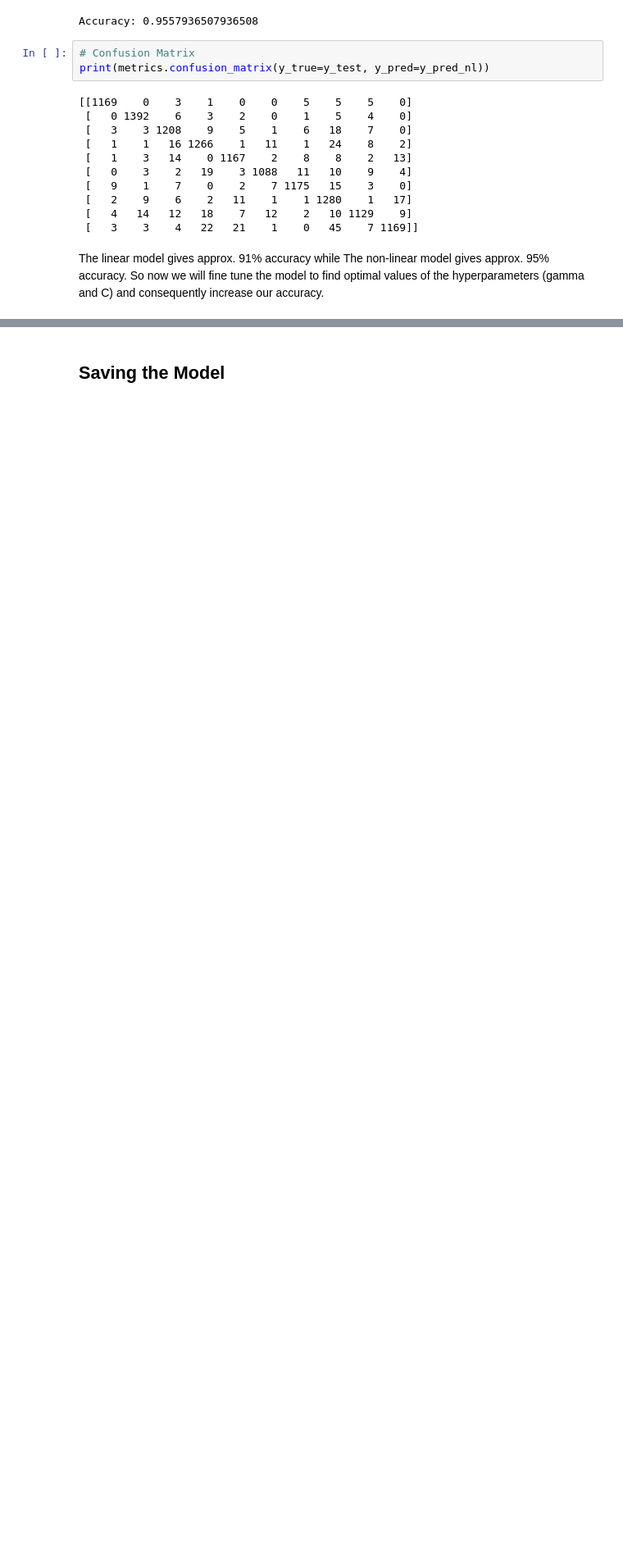
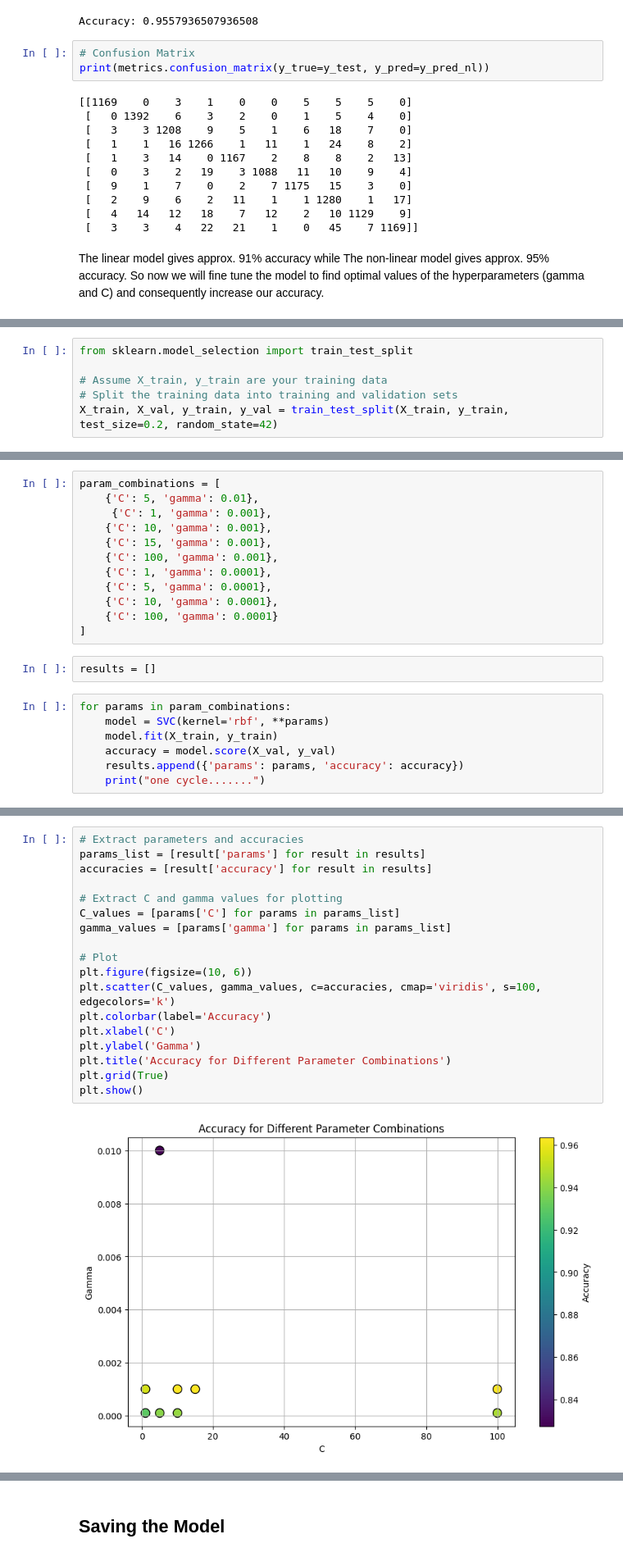
Before and after one commit to HermonaDev/Handwritten-Digit-Recognizer, a Jupyter notebook: DigitRecognizer.ipynb, the cells around one changed output, grey strips where cells are left out. Shown: that part at 82% size. Saved outputs shown, nothing was run; the diff lists cells and outputs as text; blank space fills up the shorter version.

Commit message:
Final Model

```diff
--- a/DigitRecognizer.ipynb
+++ b/DigitRecognizer.ipynb
@@ -450,0 +399,6 @@ plt.xscale('log')
+# %%
+from sklearn.model_selection import train_test_split
+
+# Assume X_train, y_train are your training data
+# Split the training data into training and validation sets
+X_train, X_val, y_train, y_val = train_test_split(X_train, y_train, test_size=0.2, random_state=42)
@@ -450,0 +407,21 @@ plt.xscale('log')
+# %%
+param_combinations = [
+    {'C': 5, 'gamma': 0.01},
+     {'C': 1, 'gamma': 0.001},
+    {'C': 10, 'gamma': 0.001},
+    {'C': 15, 'gamma': 0.001},
+    {'C': 100, 'gamma': 0.001},
+    {'C': 1, 'gamma': 0.0001},
+    {'C': 5, 'gamma': 0.0001},
+    {'C': 10, 'gamma': 0.0001},
+    {'C': 100, 'gamma': 0.0001}
+]
+# %%
+results = []
+# %%
+for params in param_combinations:
+    model = SVC(kernel='rbf', **params)
+    model.fit(X_train, y_train)
+    accuracy = model.score(X_val, y_val)
+    results.append({'params': params, 'accuracy': accuracy})
+    print("one cycle.......")
@@ -450,0 +438,20 @@ plt.xscale('log')
+# %%
+# Extract parameters and accuracies
+params_list = [result['params'] for result in results]
+accuracies = [result['accuracy'] for result in results]
+
+# Extract C and gamma values for plotting
+C_values = [params['C'] for params in params_list]
+gamma_values = [params['gamma'] for params in params_list]
+
+# Plot
+plt.figure(figsize=(10, 6))
+plt.scatter(C_values, gamma_values, c=accuracies, cmap='viridis', s=100, edgecolors='k')
+plt.colorbar(label='Accuracy')
+plt.xlabel('C')
+plt.ylabel('Gamma')
+plt.title('Accuracy for Different Parameter Combinations')
+plt.grid(True)
+plt.show()
+# %% [output]
+[figure, added]
```
Also changed, not shown: parts of 29 cells of this notebook.
